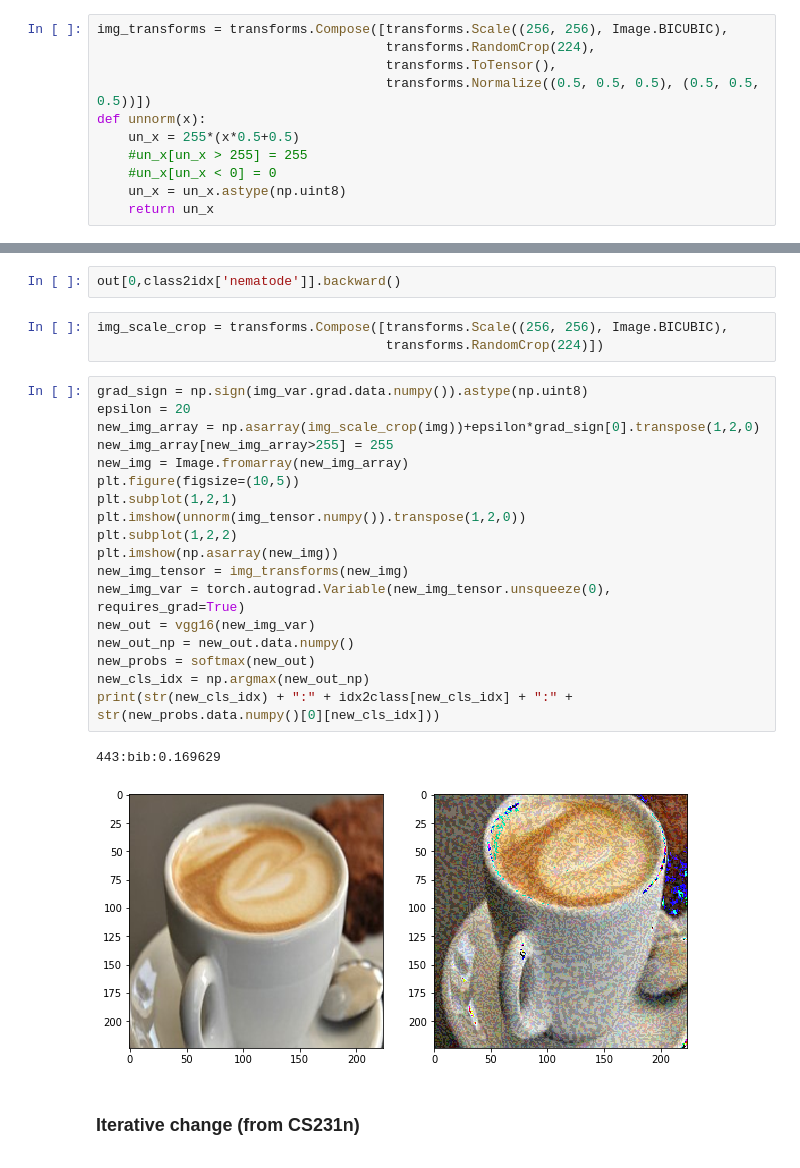
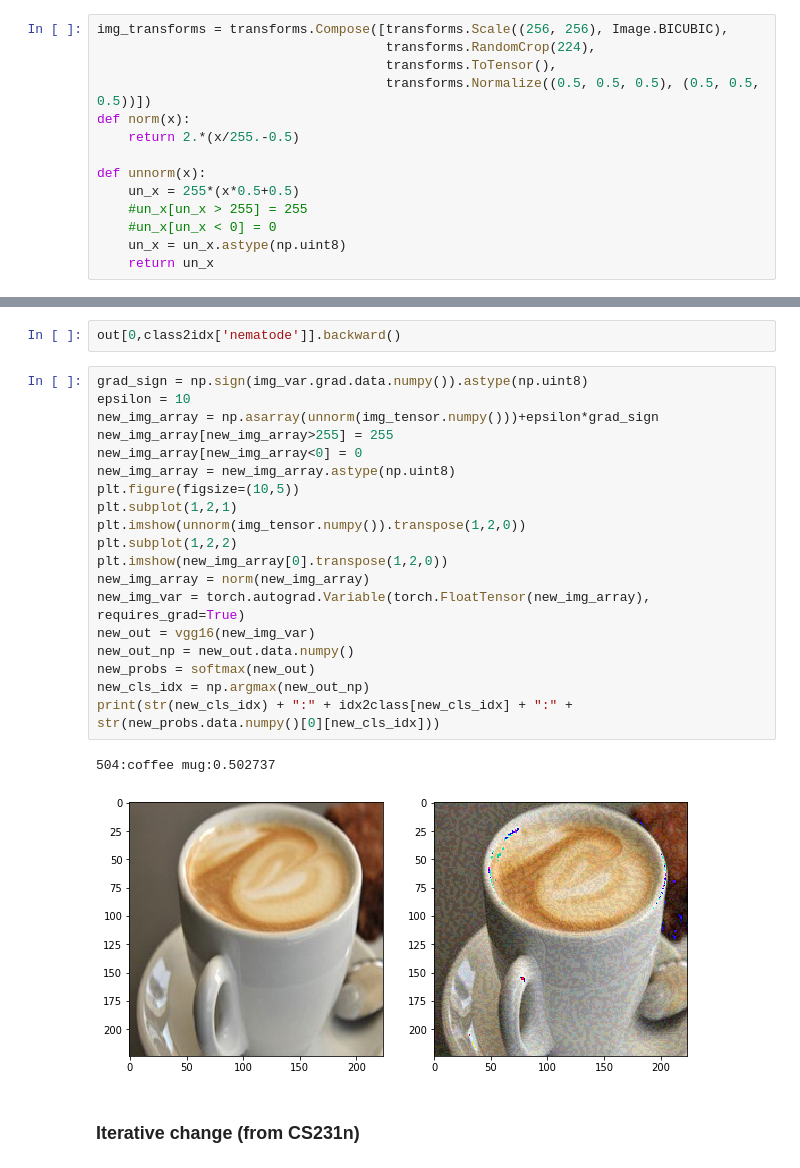
Before and after one commit to csgwon/pytorch-simple-examples, a Jupyter notebook: GradientSign.ipynb, the cells around one changed output, grey strips where cells are left out. Drawn from its saved outputs; the diff is of its cells as text.

```diff
--- a/GradientSign.ipynb
+++ b/GradientSign.ipynb
@@ -49,6 +49,9 @@ img_transforms = transforms.Compose([transforms.Scale((256, 256), Image.BICUBIC)
                                      transforms.RandomCrop(224),
                                      transforms.ToTensor(),
                                      transforms.Normalize((0.5, 0.5, 0.5), (0.5, 0.5, 0.5))])
+def norm(x):
+    return 2.*(x/255.-0.5)
+
 def unnorm(x):
     un_x = 255*(x*0.5+0.5)
     #un_x[un_x > 255] = 255
@@ -78,30 +81,28 @@ print(str(cls_idx) + ":" + idx2class[cls_idx] + ":" + str(out.data.numpy()[0][cl
 ### Create new image based on the gradient of the image using Fast Gradient Sign Method
 # %%
 out[0,class2idx['nematode']].backward()
-# %%
-img_scale_crop = transforms.Compose([transforms.Scale((256, 256), Image.BICUBIC),
-                                     transforms.RandomCrop(224)])
 # %%
 grad_sign = np.sign(img_var.grad.data.numpy()).astype(np.uint8)
-epsilon = 20
-new_img_array = np.asarray(img_scale_crop(img))+epsilon*grad_sign[0].transpose(1,2,0)
+epsilon = 10
+new_img_array = np.asarray(unnorm(img_tensor.numpy()))+epsilon*grad_sign
 new_img_array[new_img_array>255] = 255
-new_img = Image.fromarray(new_img_array)
+new_img_array[new_img_array<0] = 0
+new_img_array = new_img_array.astype(np.uint8)
 plt.figure(figsize=(10,5))
 plt.subplot(1,2,1)
 plt.imshow(unnorm(img_tensor.numpy()).transpose(1,2,0))
 plt.subplot(1,2,2)
-plt.imshow(np.asarray(new_img))
-new_img_tensor = img_transforms(new_img)
-new_img_var = torch.autograd.Variable(new_img_tensor.unsqueeze(0), requires_grad=True)
+plt.imshow(new_img_array[0].transpose(1,2,0))
+new_img_array = norm(new_img_array)
+new_img_var = torch.autograd.Variable(torch.FloatTensor(new_img_array), requires_grad=True)
 new_out = vgg16(new_img_var)
 new_out_np = new_out.data.numpy()
 new_probs = softmax(new_out)
 new_cls_idx = np.argmax(new_out_np)
 print(str(new_cls_idx) + ":" + idx2class[new_cls_idx] + ":" + str(new_probs.data.numpy()[0][new_cls_idx]))
 # %% [output]
-443:bib:0.169629
+504:coffee mug:0.502737
-[figure, old version]
+[figure, new version]
 # %% [markdown]
 ### Iterative change (from CS231n)
 # %%
```
Also changed, not shown: parts of 4 cells of this notebook.
